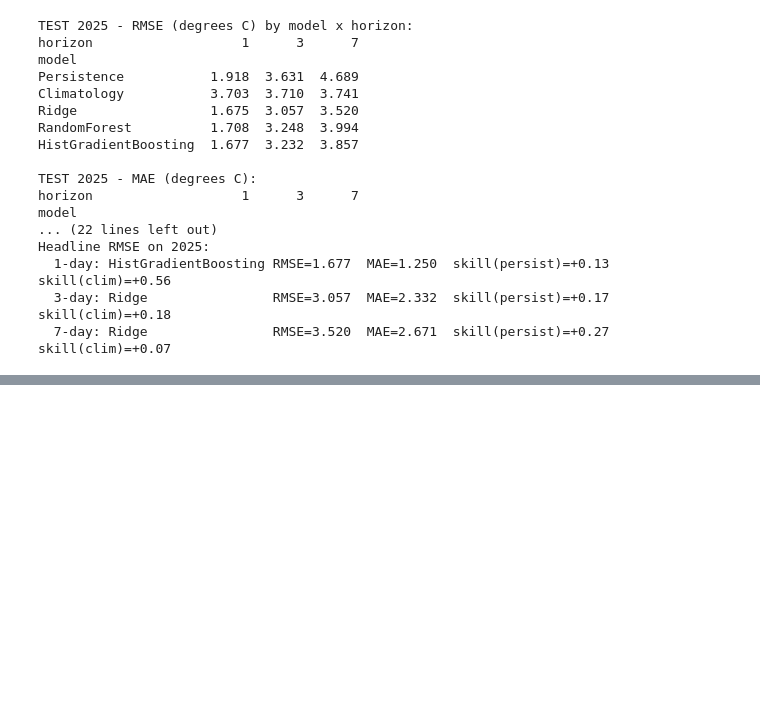
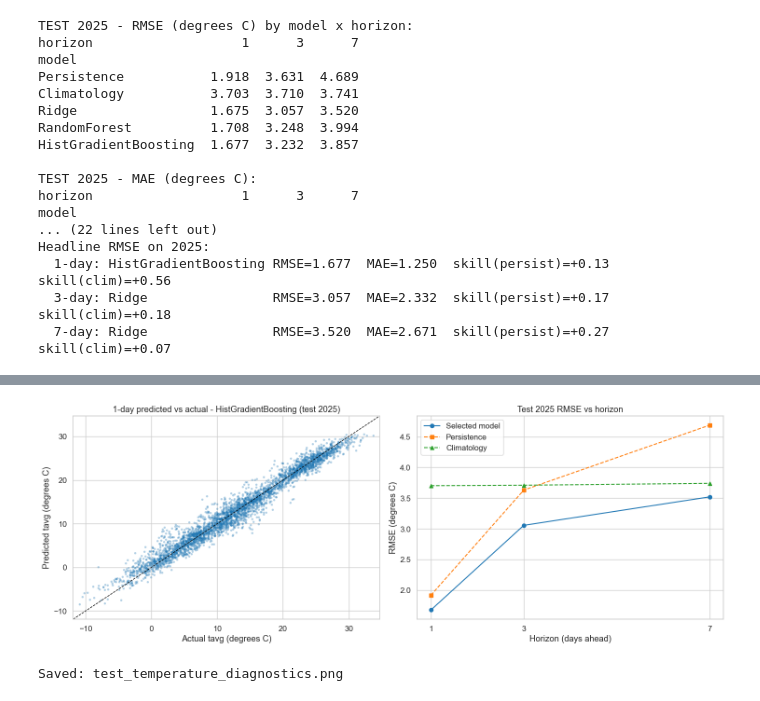
Before and after one commit to crystal-wolfer/AI-ML26-C03-weather-forecasting, a Jupyter notebook: notebooks/04_results.ipynb, the cells around one changed output, grey strips where cells are left out. Drawn from its saved outputs; the diff is of its cells as text; code cells hidden in the pictures; blank space fills up the shorter version.

```diff
--- a/notebooks/04_results.ipynb
+++ b/notebooks/04_results.ipynb
@@ -341,0 +389,35 @@ At 1-day, all three models beat both baselines: Ridge and HistGradientBoosting a
+# %%
+fig, axes = plt.subplots(1, 2, figsize=(15, 5.5))
+
+# Predicted vs actual for the 1-day selected model on 2025
+selected1 = TEMP_SELECTION[1]
+y_true_1d = test_2025['tavg_target_1d'].to_numpy()
+pred_1d = reg_test_pred[(selected1, 1, '2025')]
+lims = [min(y_true_1d.min(), pred_1d.min()) - 1, max(y_true_1d.max(), pred_1d.max()) + 1]
+axes[0].scatter(y_true_1d, pred_1d, s=6, alpha=0.25, color='C0')
+axes[0].plot(lims, lims, 'k--', lw=1)
+axes[0].set_xlim(lims); axes[0].set_ylim(lims)
+axes[0].set_xlabel('Actual tavg (degrees C)')
+axes[0].set_ylabel('Predicted tavg (degrees C)')
+axes[0].set_title(f'1-day predicted vs actual - {selected1} (test 2025)')
+
+# RMSE vs horizon: selected vs baselines
+selected_rmse = [t2025[(t2025.horizon == h) & (t2025.model == TEMP_SELECTION[h])].iloc[0]['rmse'] for h in HORIZONS]
+persist_rmse = [t2025[(t2025.horizon == h) & (t2025.model == 'Persistence')].iloc[0]['rmse'] for h in HORIZONS]
+clim_rmse = [t2025[(t2025.horizon == h) & (t2025.model == 'Climatology')].iloc[0]['rmse'] for h in HORIZONS]
+axes[1].plot(HORIZONS, selected_rmse, 'o-', label='Selected model')
+axes[1].plot(HORIZONS, persist_rmse, 's--', label='Persistence')
+axes[1].plot(HORIZONS, clim_rmse, '^--', label='Climatology')
+axes[1].set_xticks(HORIZONS)
+axes[1].set_xlabel('Horizon (days ahead)')
+axes[1].set_ylabel('RMSE (degrees C)')
+axes[1].set_title('Test 2025 RMSE vs horizon')
+axes[1].legend()
+
+plt.tight_layout()
+plt.savefig(FIGURES_DIR / 'test_temperature_diagnostics.png', dpi=150, bbox_inches='tight')
+plt.show()
+print('Saved: test_temperature_diagnostics.png')
+# %% [output]
+[figure, added]
+Saved: test_temperature_diagnostics.png
```
Also changed, not shown: parts of 25 cells of this notebook, 14 other files.
